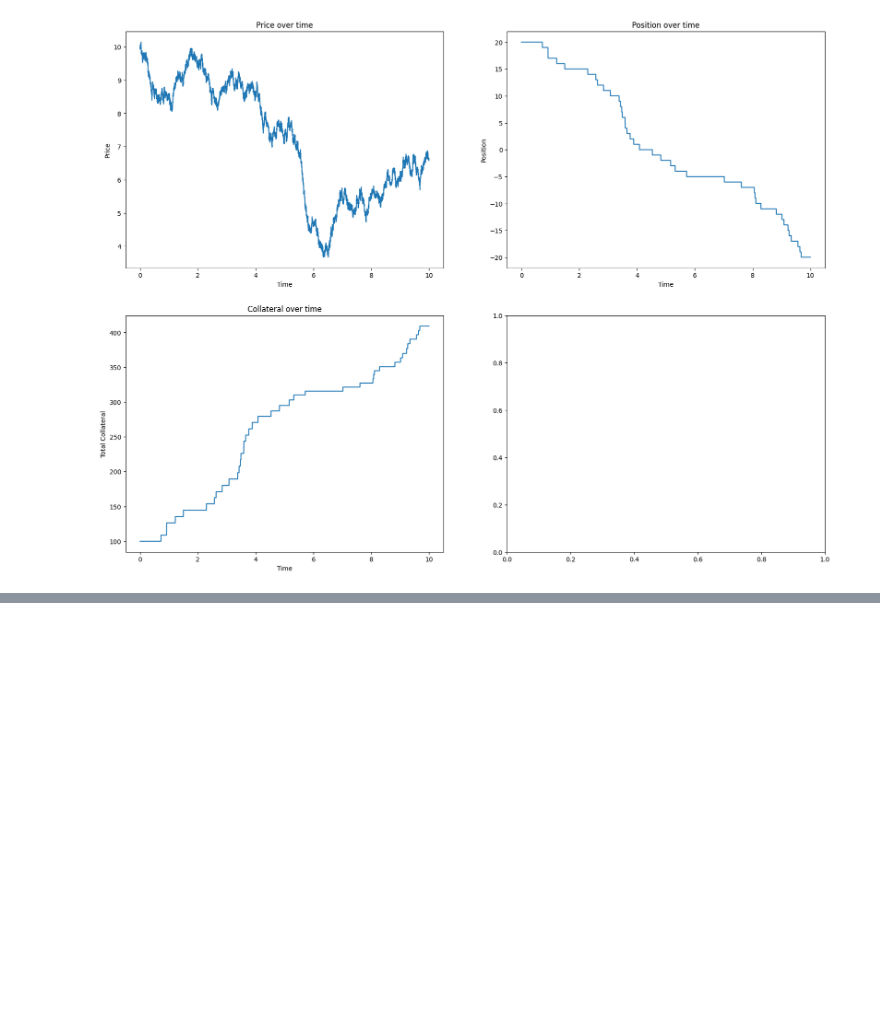
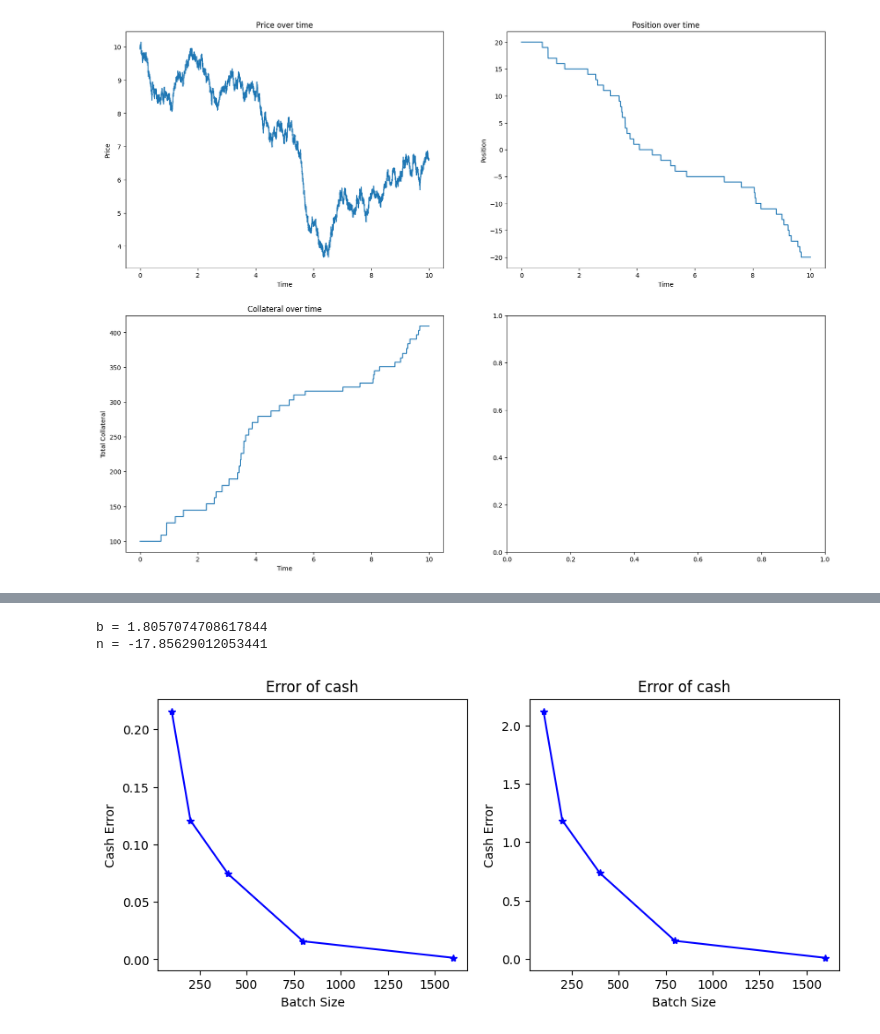
Before and after one commit to Galen-Cao/MIGS-VEGA-Project, a Jupyter notebook: Sim_controllability.ipynb, the cells around one changed output, grey strips where cells are left out. Saved outputs shown, nothing was run; the diff lists cells and outputs as text; code cells hidden in the pictures; blank space fills up the shorter version.

Commit message:
feat: Add torch version of Sim

```diff
--- a/Sim_controllability.ipynb
+++ b/Sim_controllability.ipynb
@@ -247,0 +257,69 @@ plt.show()
+# %%
+from lib.function import MO_generator, controllability, controllability_torch
+import numpy as np
+import matplotlib.pyplot as plt
+
+buy = 0.1
+sell = 0.5
+sigma = 0.1
+
+lambda_buy = 50
+lambda_sell = 50
+kappa_buy, kappa_sell = 10, 10
+
+a = 0
+m = 0
+S0 = 10
+T = 0.1
+
+b = a + T * (lambda_sell*np.exp(-kappa_buy*buy) - lambda_buy*np.exp(-kappa_sell*sell))
+n = m + T * ((S0+sell)*lambda_buy*np.exp(-kappa_sell*sell) - (S0-buy)*lambda_sell*np.exp(-kappa_buy*buy))
+print("b =",b)
+print("n =",n)
+# %% [output]
+b = 1.8057074708617844
+n = -17.85629012053441
+# %%
+batch_size = [100, 200, 400, 800, 1600]
+
+cash_error = []
+q_error = []
+
+for batch in batch_size:
+    cash, inventory = controllability(
+        S0 = S0,
+        a = a,
+        m = m,
+        lambda_buy = lambda_buy,
+        lambda_sell = lambda_sell,
+        kappa_buy = kappa_buy,
+        kappa_sell = kappa_sell,
+        buy_depth = buy,
+        sell_depth = sell,
+        sigma = 0.1,
+        T = T,
+        time_decimal = 3,
+        batch_size = batch,
+    )
+    cash_error.append(
+        np.abs(n - np.mean(cash))
+    )
+    q_error.append(
+        np.abs(b - np.mean(inventory))
+    )
+# %%
+fig, ax = plt.subplots(1,2, figsize=(10,4))
+
+ax[0].plot(batch_size, q_error,'b*-')
+ax[0].set_ylabel("Cash Error")
+ax[0].set_xlabel("Batch Size")
+ax[0].set_title("Error of cash")
+
+
+ax[1].plot(batch_size, cash_error,'b*-')
+ax[1].set_ylabel("Cash Error")
+ax[1].set_xlabel("Batch Size")
+ax[1].set_title("Error of cash")
+plt.show()
+# %% [output]
+[figure, added]
```
Also changed, not shown: parts of 6 cells of this notebook, 1 other file.
